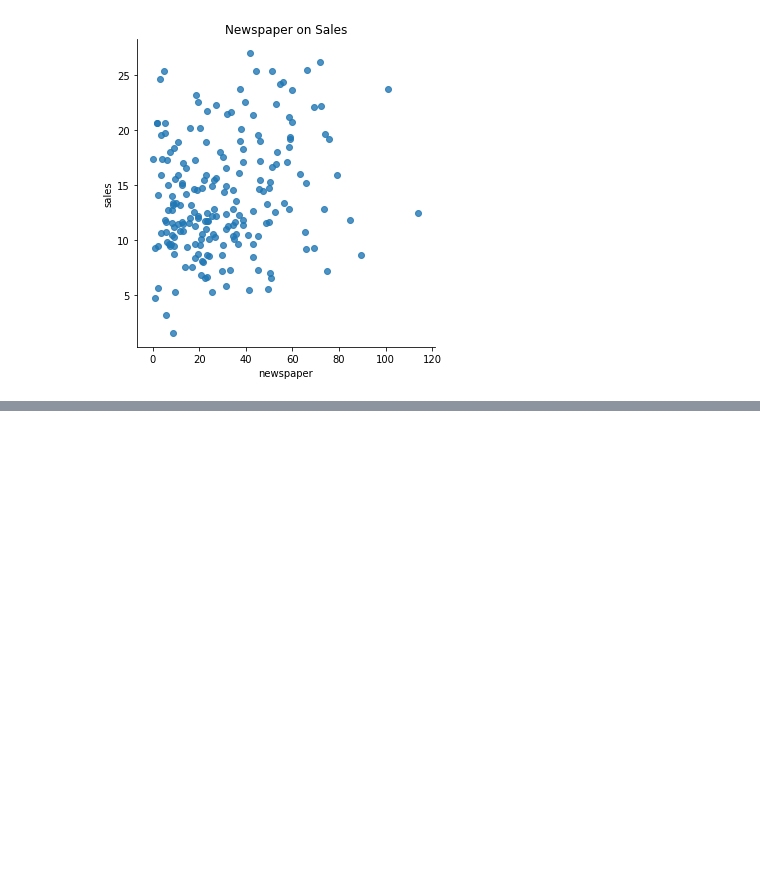
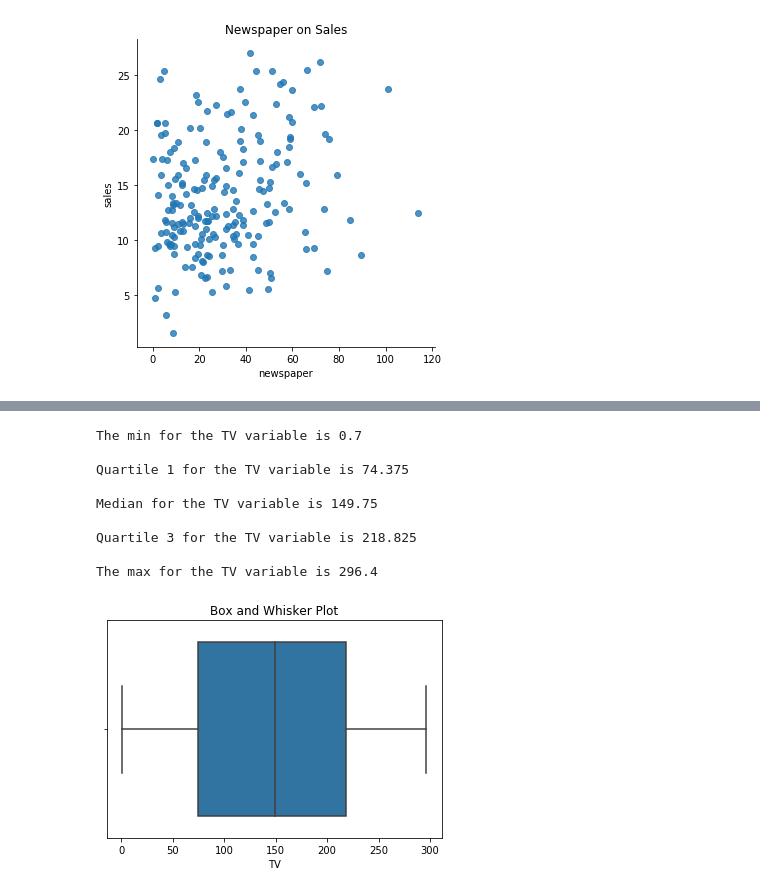
Before and after one commit to Mtaylert/PythonWalk-Through, a Jupyter notebook: pyTraining/ExploratoryDataAnalysis.ipynb, the cells around one changed output, grey strips where cells are left out. Saved outputs shown, nothing was run; the diff lists cells and outputs as text; code cells hidden in the pictures; blank space fills up the shorter version.

Commit message:
adding python walk-through update

```diff
--- a/pyTraining/ExploratoryDataAnalysis.ipynb
+++ b/pyTraining/ExploratoryDataAnalysis.ipynb
@@ -8,7 +8,7 @@ import seaborn as sns
 # %%
 
 #Read in the csv file and show the first 10 rows
-data = pd.read_csv('/Users/Matt/Documents/PyWalkThrough/data/Advertising.csv')
+data = pd.read_csv('/Users/Matt/Documents/PythonWalk-Through/data/Advertising.csv')
 data.head(10)
 # %% [output]
 |  | Unnamed: 0 | TV | radio | newspaper | sales |
@@ -84,0 +99,46 @@ Text(0.5, 1, 'Newspaper on Sales')
+# %%
+
+def Hist_Box(data,column, n_bins, graph='hist'):
+
+
+
+    """
+    input the dataframe and the column you wish to output the boxplot or histogram statistics and graphic
+
+    """
+
+    if graph=='box':
+
+        print('The min for the {} variable is {} \n'.format(column,data[column].min()))
+        print('Quartile 1 for the {} variable is {} \n'.format(column,np.quantile(data[column], .25)))
+        print('Median for the {} variable is {} \n'.format(column,data[column].median()))
+        print('Quartile 3 for the {} variable is {} \n'.format(column,np.quantile(data[column], .75)))
+        print('The max for the {} variable is {} \n'.format(column,data[column].max()))
+
+
+        plt.title('Box and Whisker Plot')
+        sns.boxplot(x=data[column])
+    else:
+
+        #group data into bins
+        bins = np.linspace(data[column].min(), data[column].max(), n_bins-1)
+        groups = data.groupby(pd.cut(data[column], n_bins))
+        print(groups[column].count())
+
+        plt.title('Histogram')
+        data[column].hist(bins=n_bins)
+# %%
+
+##Call function
+Hist_Box(data,'TV',20,graph='box')
+# %% [output]
+The min for the TV variable is 0.7
+
+Quartile 1 for the TV variable is 74.375
+
+Median for the TV variable is 149.75
+
+Quartile 3 for the TV variable is 218.825
+
+The max for the TV variable is 296.4
+[figure, added]
```
Also changed, not shown: parts of 4 cells of this notebook.
